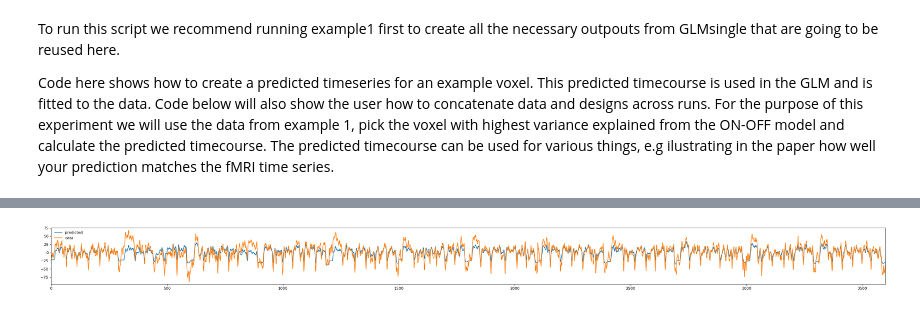
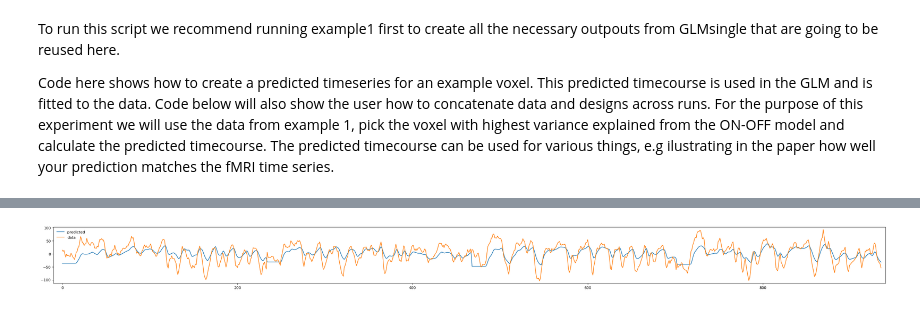
Before and after one commit to cvnlab/GLMsingle, a Jupyter notebook: examples/example7_makepredictedtimeseries.ipynb, the cells around one changed output, grey strips where cells are left out. Drawn from its saved outputs; the diff is of its cells as text; code cells hidden in the pictures.

Commit message:
fix in example 7 following the latest fixes in python

```diff
--- a/examples/example7_makepredictedtimeseries.ipynb
+++ b/examples/example7_makepredictedtimeseries.ipynb
@@ -31,11 +32,12 @@ results_glmsingle['typed'] = np.load(join(outputdir_glmsingle,'TYPED_FITHRF_GLMD
 # load designSingle where each cell holds a design marix for each run. Number of
 # columns in each cell corresponds to the number of unique images showed
 # during the fMRI acqusition.
-designSingle = join(datadir,'designSINGLE.mat')
-X = sio.loadmat(designSingle)
-stimdur = 3;
-tr = 1;
+temp = np.load(join(homedir,'examples','example2outputs','GLMsingle','DESIGNINFO.npy'), allow_pickle=True).item()
+print(temp.keys())
+designSINGLE = temp['designSINGLE']
+stimdur = 3
+tr = 1
 
-datafn = join(datadir,'nsdcoreexampledataset.mat')
+datafn = join(datadir,'nsdflocexampledataset.mat')
 Y = sio.loadmat(datafn)
 # %% [output]
@@ -46,24 +48,24 @@ R2 = results_glmsingle['typed']['R2']
 ind = np.unravel_index(np.nanargmax(R2.flatten()),np.shape(R2))
 
 # Find voxel's betas
-betas = results_glmsingle['typed']['betasmd'][ind[0],ind[1]]
+betas = results_glmsingle['typed']['betasmd'][ind[0],ind[1], ind[2]]
 # %%
 #find hrf estimated by GLMsingle
 hrflib = getcanonicalhrflibrary(stimdur,tr).transpose()
-hrfii = results_glmsingle['typed']['HRFindex'][np.nanargmax(R2.flatten())]
-meansignal = results_glmsingle['typed']['meanvol'][np.nanargmax(R2.flatten())]
+hrfii = squish(results_glmsingle['typed']['HRFindex'],3)[np.nanargmax(R2.flatten())]
+meansignal = squish(results_glmsingle['typed']['meanvol'],3)[np.nanargmax(R2.flatten())]
 # %%
 
 design = []
-data = [];
+data = []
 
-ptcs = [];
-tcs = [];
-for r in range(np.shape(X['designSINGLE'])[1]):
+ptcs = []
+tcs = []
+for r in range(len(designSINGLE)):
 
     #data.append(Y['data'][0,r])
     # convert each run design matrix from sparse array to full numpy array, append
-    mydesign = X['designSINGLE'][0,r].transpose()
+    mydesign = designSINGLE[r].transpose()
     mydata   = Y['data'][0,r]
     myhrf    = hrflib[:,hrfii]
     myhrf    = myhrf.reshape(1,len(myhrf))
@@ -72,14 +74,14 @@ for r in range(np.shape(X['designSINGLE'])[1]):
     # convolve HRF into design matrix
     design0 = scipy.signal.convolve2d(mydesign,myhrf).transpose();
     design0 = design0[0:np.shape(mydesign)[1],:]
-    betatemp = betas/100 * meansignal;
-    predicted = design0 @ betatemp[0]
+    betatemp = betas/100 * meansignal
+    predicted = design0 @ betatemp
 
     #zeromean predicted tcs
     predicted = predicted - np.mean(predicted)
     ptcs = np.append(ptcs,predicted)
 
-    tmp_tcs = mydata[ind[0],ind[1],0,:];
+    tmp_tcs = mydata[ind[0],ind[1],ind[2],:]
     #zeromean data
     tmp_data = tmp_tcs - np.mean(tmp_tcs)
     tcs = np.append(tcs,tmp_data)
@@ -86,11 +97,11 @@ for r in range(np.shape(X['designSINGLE'])[1]):
 # %%
 plt.figure(figsize=(40, 6), dpi=80)
 
 ax = plt.subplot(2,1,1)
 ax.plot(ptcs)
 ax.plot(tcs)
 l = ax.legend(('predicted', 'data'),loc=2,frameon=False)
-plt.xlim((0,3600))
+plt.xlim((-10,940))
 plt.show()
 # %% [output]
-[figure, old version]
+[figure, new version]
```
Also changed, not shown: parts of 4 cells of this notebook.
